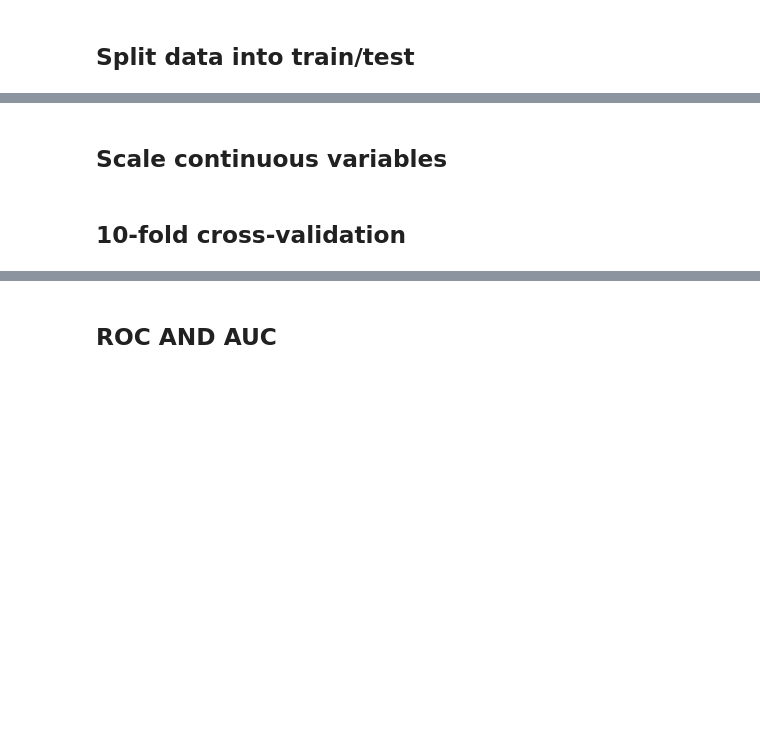
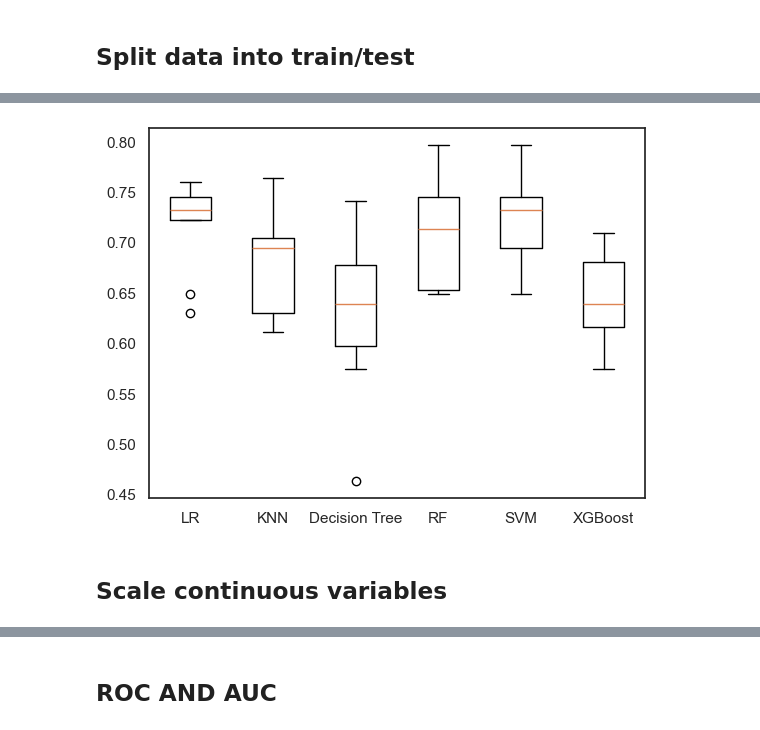
Before and after one commit to AmauryPelzer/Engel-outcome-prediction, a Jupyter notebook: notebooks/3. modeling/modeling.ipynb, the cells around one changed output, grey strips where cells are left out. Saved outputs shown, nothing was run; the diff lists cells and outputs as text; code cells hidden in the pictures; blank space fills up the shorter version.

```diff
--- a/notebooks/3. modeling/modeling.ipynb
+++ b/notebooks/3. modeling/modeling.ipynb
@@ -68,2 +72,65 @@ X_train, X_test, y_train, y_test = train_test_split(X, y, stratify=y, test_size=
+# %%
+import matplotlib.pyplot as plt
+from sklearn.model_selection import cross_val_score, StratifiedKFold
+from sklearn.neighbors import KNeighborsClassifier
+from sklearn.linear_model import LogisticRegression
+from sklearn.tree import DecisionTreeClassifier
+from sklearn.ensemble import RandomForestClassifier
+from sklearn.svm import SVC
+from xgboost import XGBClassifier
+from sklearn.compose import make_column_transformer
+from sklearn.preprocessing import StandardScaler
+from sklearn.impute import SimpleImputer
+from sklearn.pipeline import Pipeline, make_pipeline
+
+# List of continuous and non-continuous variables
+numeric_var = ["age", "age_of_onset", "eo_yrs_postsurg", "eo_year_surg",
+               "eeg", "engel_outcomes", "mri", "neuroanatomical_labeling",
+               "neuropsychological_testing", "surgical_information"]
+
+# Define preprocessing pipelines
+numeric_pipe = make_pipeline(SimpleImputer(strategy='median'), StandardScaler())
+categorical_pipe = make_pipeline(SimpleImputer(strategy='most_frequent'))
+
+# Define the preprocessing pipeline
+preprocessor = make_column_transformer(
+    (numeric_pipe, numeric_var),
+    remainder=categorical_pipe
+)
+
+# Define models
+models = {
+    "LR": LogisticRegression(max_iter=2000, random_state=42),
+    "KNN": KNeighborsClassifier(),
+    "Decision Tree": DecisionTreeClassifier(random_state=42),
+    "RF": RandomForestClassifier(random_state=42),
+    "SVM": SVC(max_iter=2000, random_state=42),
+    "XGBoost": XGBClassifier(random_state=42)
+}
+
+results = []
+
+# Loop through models
+for model_name, model in models.items():
+    # Create a pipeline with the preprocessor and the model
+    pipeline = Pipeline([
+        ('preprocessor', preprocessor),
+        ('model', model)
+    ])
+
+    # Create a stratified k-fold cross-validator
+    kf = StratifiedKFold(n_splits=10, random_state=42, shuffle=True)
+
+    # Cross-validate using the pipeline
+    cv_results = cross_val_score(pipeline, X_train, y_train, cv=kf)
+
+    # Append cross-validation results to the results list
+    results.append(cv_results)
+
+# Plot the results
+plt.boxplot(results, labels=models.keys())
+plt.show()
+# %% [output]
+[figure, added]
 # %% [markdown]
 ## Scale continuous variables
@@ -98,2 +136,0 @@ X_test_scaled = column_transformer.transform(X_test)
-# %% [markdown]
-## 10-fold cross-validation
```
Also changed, not shown: parts of 7 cells of this notebook.
